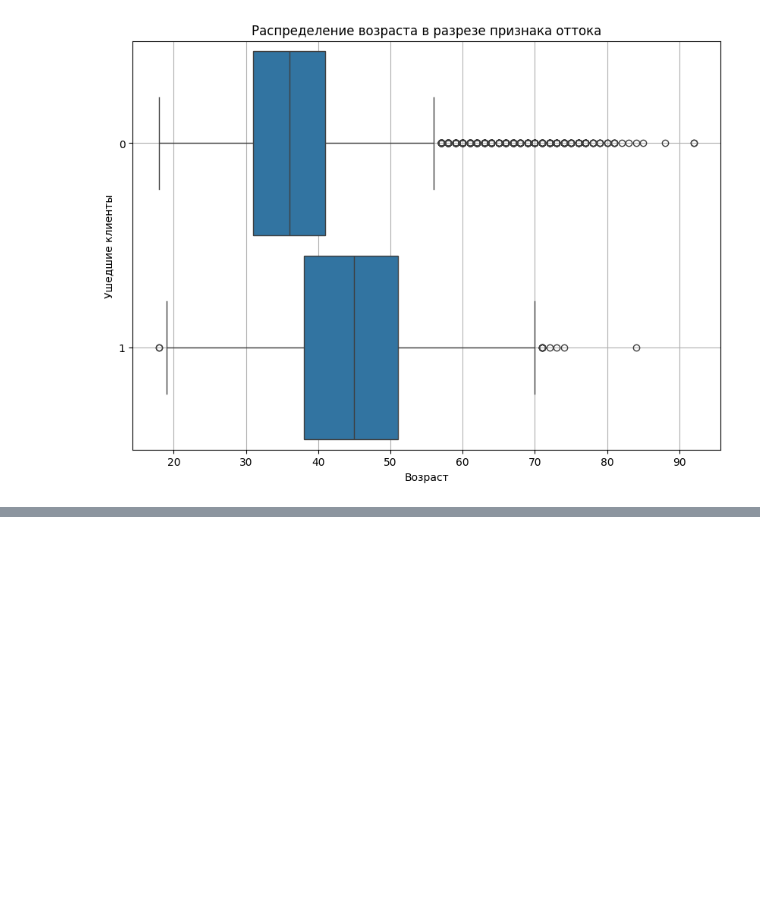
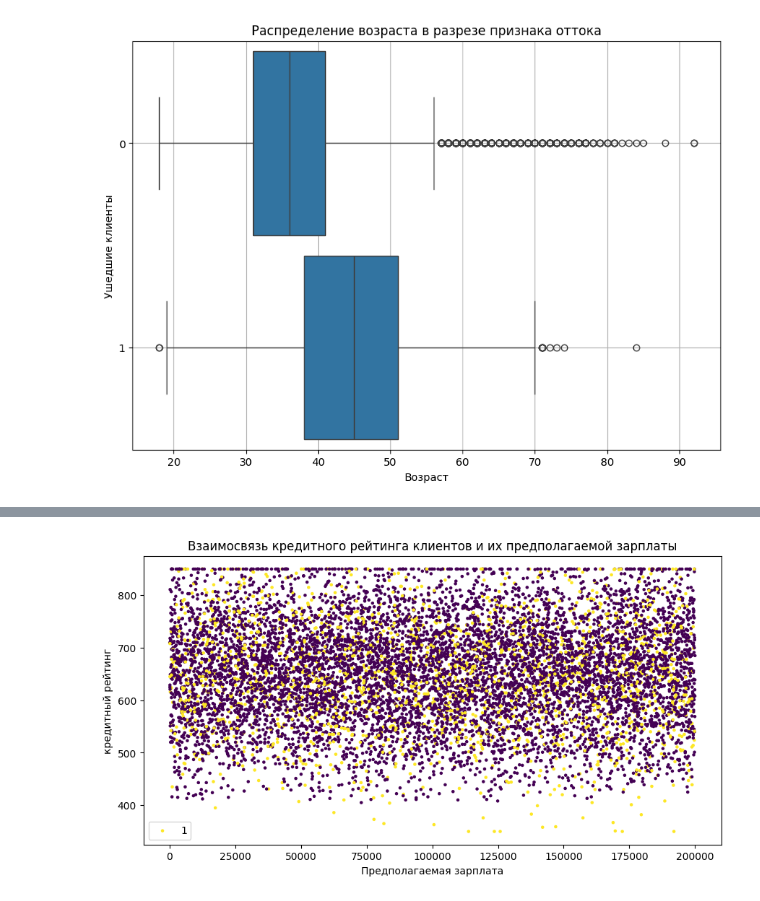
Before and after one commit to Ryba4koff/SkillFactore_DataScience, a Jupyter notebook: PYTHON-13. Визуализация данных/Закрепление знаний.ipynb, the cells around one changed output, grey strips where cells are left out. Drawn from its saved outputs; the diff is of its cells as text; code cells hidden in the pictures; blank space fills up the shorter version.

```diff
--- a/PYTHON-13. Визуализация данных/Закрепление знаний.ipynb
+++ b/PYTHON-13. Визуализация данных/Закрепление знаний.ipynb
@@ -121,0 +130,17 @@ boxplot.grid()
+# %%
+fig = plt.figure(figsize=(8, 4))
+axes = fig.add_axes([0, 0, 1, 1])
+axes.scatter(
+    x=churn_df['EstimatedSalary'],
+    y=churn_df['CreditScore'],
+    s=5,
+    marker='o',
+    c = churn_df['Exited']
+);
+
+axes.set_title('Взаимосвязь кредитного рейтинга клиентов и их предполагаемой зарплаты');
+axes.set_xlabel('Предполагаемая зарплата');
+axes.set_ylabel('кредитный рейтинг');
+axes.legend(churn_df['Exited']);
+# %% [output]
+[figure, added]
```
Also changed, not shown: parts of 3 cells of this notebook.
